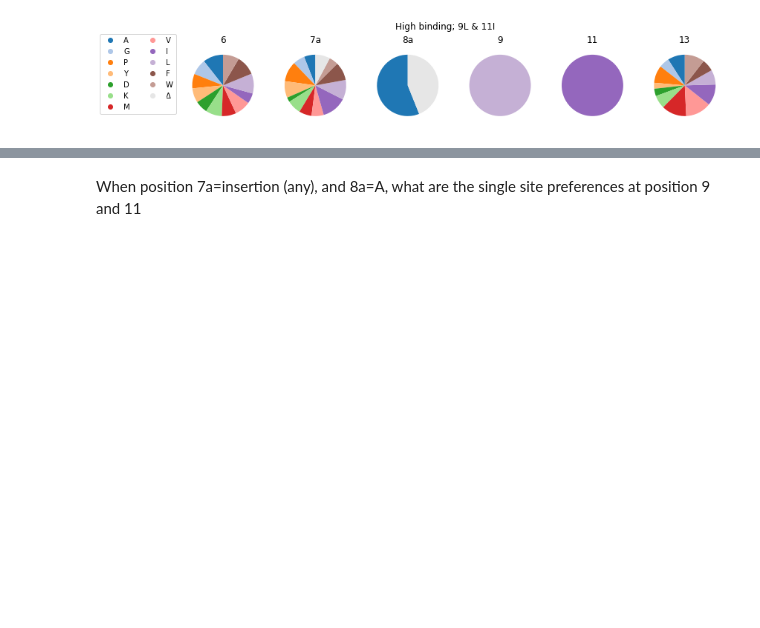
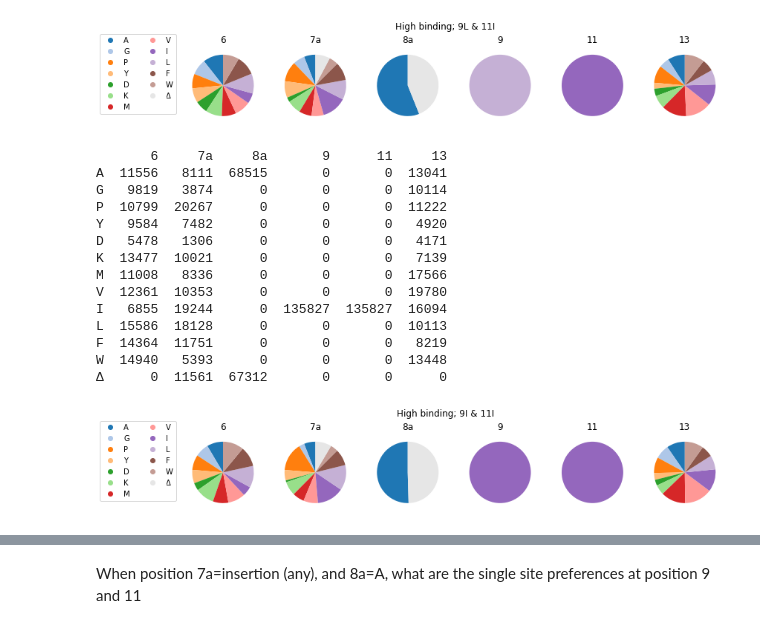
Before and after one commit to MayaPetek/InDelScanner, a Jupyter notebook: Results_Remkes/Kinase_statistics.ipynb, the cells around one changed output, grey strips where cells are left out. Saved outputs shown, nothing was run; the diff lists cells and outputs as text; code cells hidden in the pictures; blank space fills up the shorter version.

```diff
--- a/Results_Remkes/Kinase_statistics.ipynb
+++ b/Results_Remkes/Kinase_statistics.ipynb
@@ -518,3 +492,27 @@ F  26103  24317       0       0       0  16018
 W  21421  12130       0       0       0  26424
 Δ      0  19566  111173       0       0      0
 [figure]
+# %%
+restrict = {'9':['I'], '11':['I']}
+# Now use the distribution in this fraction to make plots
+high_r = single_fraction_enrichment(mek, 'high', 10, restrict)
+df_point = pd.DataFrame.from_dict(high_r).reindex(aa_order)
+print(df_point)
+print()
+make_composition_plot_per_position(df_point, 'High binding; 9I & 11I', 'High_9L_11I')
+# %% [output]
+       6     7a     8a       9      11     13
+A  11556   8111  68515       0       0  13041
+G   9819   3874      0       0       0  10114
+P  10799  20267      0       0       0  11222
+Y   9584   7482      0       0       0   4920
+D   5478   1306      0       0       0   4171
+K  13477  10021      0       0       0   7139
+M  11008   8336      0       0       0  17566
+V  12361  10353      0       0       0  19780
+I   6855  19244      0  135827  135827  16094
+L  15586  18128      0       0       0  10113
+F  14364  11751      0       0       0   8219
+W  14940   5393      0       0       0  13448
+Δ      0  11561  67312       0       0      0
+[figure, added]
```
Also changed, not shown: parts of 19 cells of this notebook, 1 other file.
